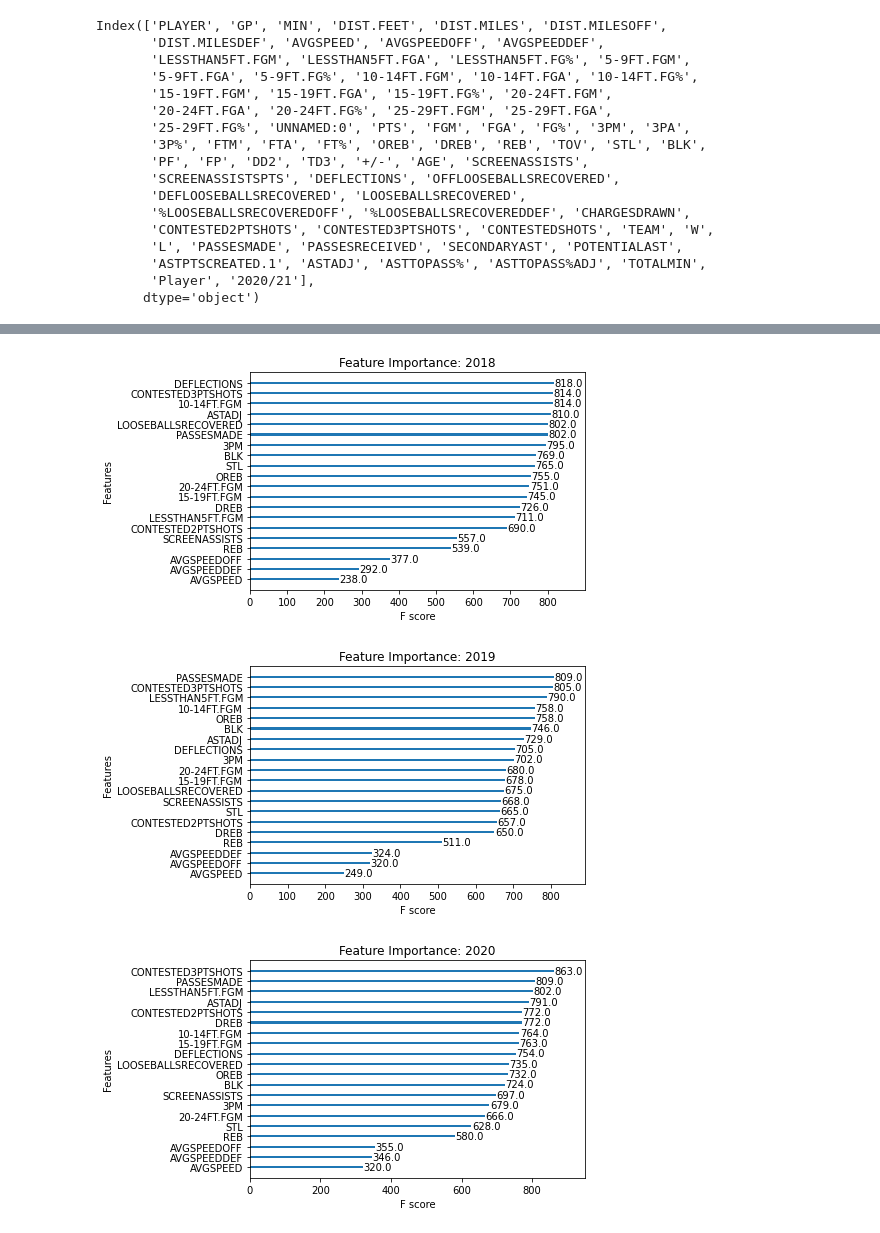
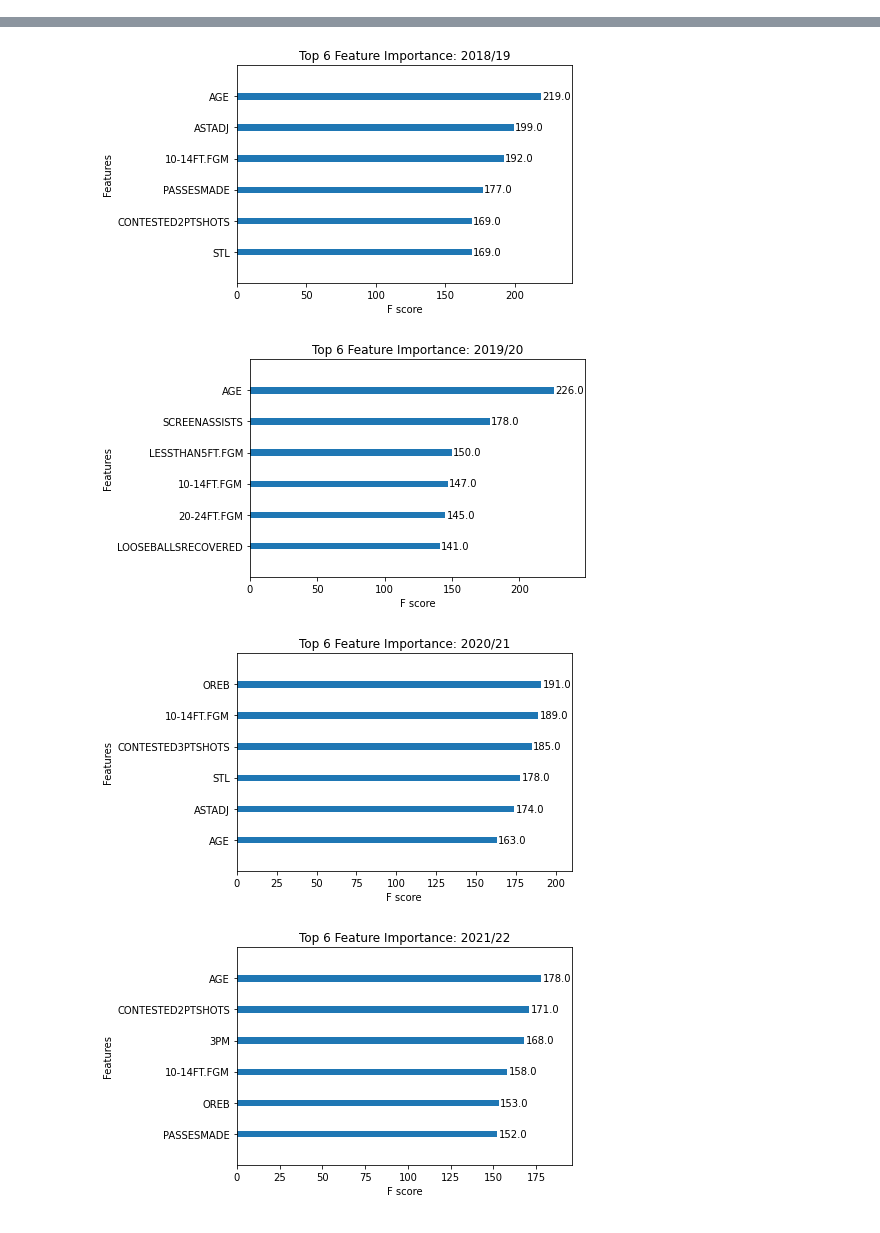
Before and after one commit to arvindkalyan/skill_cost_analysis, a Jupyter notebook: multi_year_analysis.ipynb, the cells around one changed output, grey strips where cells are left out. Saved outputs shown, nothing was run; the diff lists cells and outputs as text; code cells hidden in the pictures.

Commit message:
Article 2: multi-year analysis

```diff
--- a/multi_year_analysis.ipynb
+++ b/multi_year_analysis.ipynb
@@ -76,11 +79,11 @@ features = ['OREB', 'DREB', 'REB', 'LESSTHAN5FT.FGM',  '10-14FT.FGM', '15-19FT.F
             'STL', 'BLK', 'ASTADJ', 'PASSESMADE', 'LOOSEBALLSRECOVERED', 'DEFLECTIONS', 'CONTESTED2PTSHOTS',
             'CONTESTED3PTSHOTS', '3PM', 'SCREENASSISTS']
 
-other = ['AVGSPEED', 'AVGSPEEDOFF', 'AVGSPEEDDEF']
+other = ['AVGSPEED', 'AVGSPEEDOFF', 'AVGSPEEDDEF', 'AGE']
 # %%
 data = {}
 data_norm = {}
 sal = {}
 full_data = {}
-years = range(16, 21)
+years = range(16, 22)
 # %%
@@ -200,3 +229,4 @@ for item in ['ASTADJ', 'DEFLECTIONS', 'AVGSPEEDOFF']:
 # %%
 stat = 'DEFLECTIONS'
-data_norm[21][['PLAYER', 'TOTALMIN',stat]].sort_values(stat, ascending=False).head(15).style.format({"2021-22": "${:20,.0f}", "TOTALMIN": "{:20,.1f}"}).set_properties(**{'text-align': 'right'}).set_properties( subset=['PLAYER', stat], **{'font-weight': 'bold'} ).hide_index().background_gradient(cmap='Reds',subset=stat)
+year = 20
+data_norm[year][['PLAYER', 'TOTALMIN',stat]].sort_values(stat, ascending=False).head(15).style.format({get_year(year): "${:20,.0f}", "TOTALMIN": "{:20,.1f}"}).set_properties(**{'text-align': 'right'}).set_properties( subset=['PLAYER', stat], **{'font-weight': 'bold'} ).hide_index().background_gradient(cmap='Reds',subset=stat)
@@ -229,5 +290,6 @@ full_data[20]
 for year in years:
 
     upper = 12000000
-    lower = 900000
-    full_data[year] = full_data[year][~((full_data[year][get_year(year)] <= upper) & (full_data[year][get_year(year)] >= lower) & (full_data[year]["AGE"] < 24))]
+    lower = 0
+    full_data[year] = full_data[year][~((full_data[year][get_year(year)] <= upper) & (full_data[year][get_year(year)] >= lower) & (full_data[year]["AGE"] <= 24))]
+    full_data[year][get_year(year)] = full_data[year][get_year(year)].clip(upper = 40000000)
@@ -258,36 +335,21 @@ y = {}
 model = {}
-# %%
-full_data[20].columns
-# %% [output]
-Index(['PLAYER', 'GP', 'MIN', 'DIST.FEET', 'DIST.MILES', 'DIST.MILESOFF',
-       'DIST.MILESDEF', 'AVGSPEED', 'AVGSPEEDOFF', 'AVGSPEEDDEF',
-       'LESSTHAN5FT.FGM', 'LESSTHAN5FT.FGA', 'LESSTHAN5FT.FG%', '5-9FT.FGM',
-       '5-9FT.FGA', '5-9FT.FG%', '10-14FT.FGM', '10-14FT.FGA', '10-14FT.FG%',
-       '15-19FT.FGM', '15-19FT.FGA', '15-19FT.FG%', '20-24FT.FGM',
-       '20-24FT.FGA', '20-24FT.FG%', '25-29FT.FGM', '25-29FT.FGA',
-       '25-29FT.FG%', 'UNNAMED:0', 'PTS', 'FGM', 'FGA', 'FG%', '3PM', '3PA',
-       '3P%', 'FTM', 'FTA', 'FT%', 'OREB', 'DREB', 'REB', 'TOV', 'STL', 'BLK',
-       'PF', 'FP', 'DD2', 'TD3', '+/-', 'AGE', 'SCREENASSISTS',
-       'SCREENASSISTSPTS', 'DEFLECTIONS', 'OFFLOOSEBALLSRECOVERED',
-       'DEFLOOSEBALLSRECOVERED', 'LOOSEBALLSRECOVERED',
-       '%LOOSEBALLSRECOVEREDOFF', '%LOOSEBALLSRECOVEREDDEF', 'CHARGESDRAWN',
-       'CONTESTED2PTSHOTS', 'CONTESTED3PTSHOTS', 'CONTESTEDSHOTS', 'TEAM', 'W',
-       'L', 'PASSESMADE', 'PASSESRECEIVED', 'SECONDARYAST', 'POTENTIALAST',
-       'ASTPTSCREATED.1', 'ASTADJ', 'ASTTOPASS%', 'ASTTOPASS%ADJ', 'TOTALMIN',
-       'Player', '2020/21'],
-      dtype='object')
 # %%
+feat_importance = {k: [] for k in features+other}
+
 for year in years:
     col = '20{0}/{1}'.format(str(year).zfill(2), str(year+1).zfill(2))
     X[year], y[year] = full_data[year][features+other], full_data[year][col]
-    model = XGBClassifier()
+    model = XGBClassifier(random_state=7)
     le = LabelEncoder()
     y[year] = le.fit_transform(y[year])
     model.fit(X[year], y[year])
-    plot_importance(model, importance_type="weight", grid=False,title='Feature Importance: 20{}'.format(str(year).zfill(2)))
+    plot_importance(model, importance_type="weight", max_num_features=6,grid=False,title='Top 6 Feature Importance: {}'.format(get_year(year)))
 #plot_importance(model, importance_type="weight", max_num_features=5, grid=False,title='Feature Importance')
 
 #pyplot.rcParams['figure.figsize'] = [20, 20]
 
     pyplot.show()
+    for key, value in model.get_booster().get_fscore().items():
+        #print(key, value)
+        feat_importance[key].append(value)
 # %% [output]
@@ -296,3 +358,4 @@ for year in years:
-[figure, old version]
+[figure, new version]
-[figure, old version]
+[figure, new version]
-[figure, old version]
+[figure, new version]
+[figure, added]
```
Also changed, not shown: parts of 25 cells of this notebook, 12 other files.
